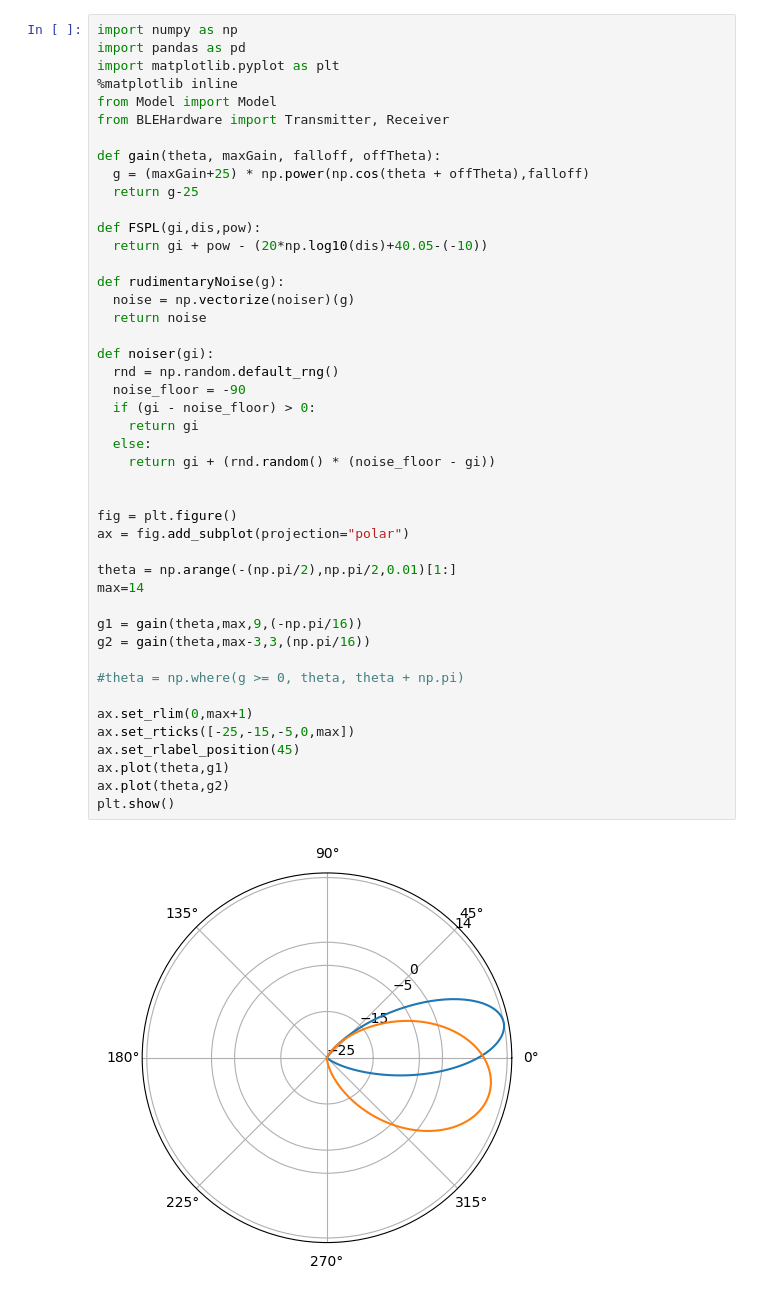
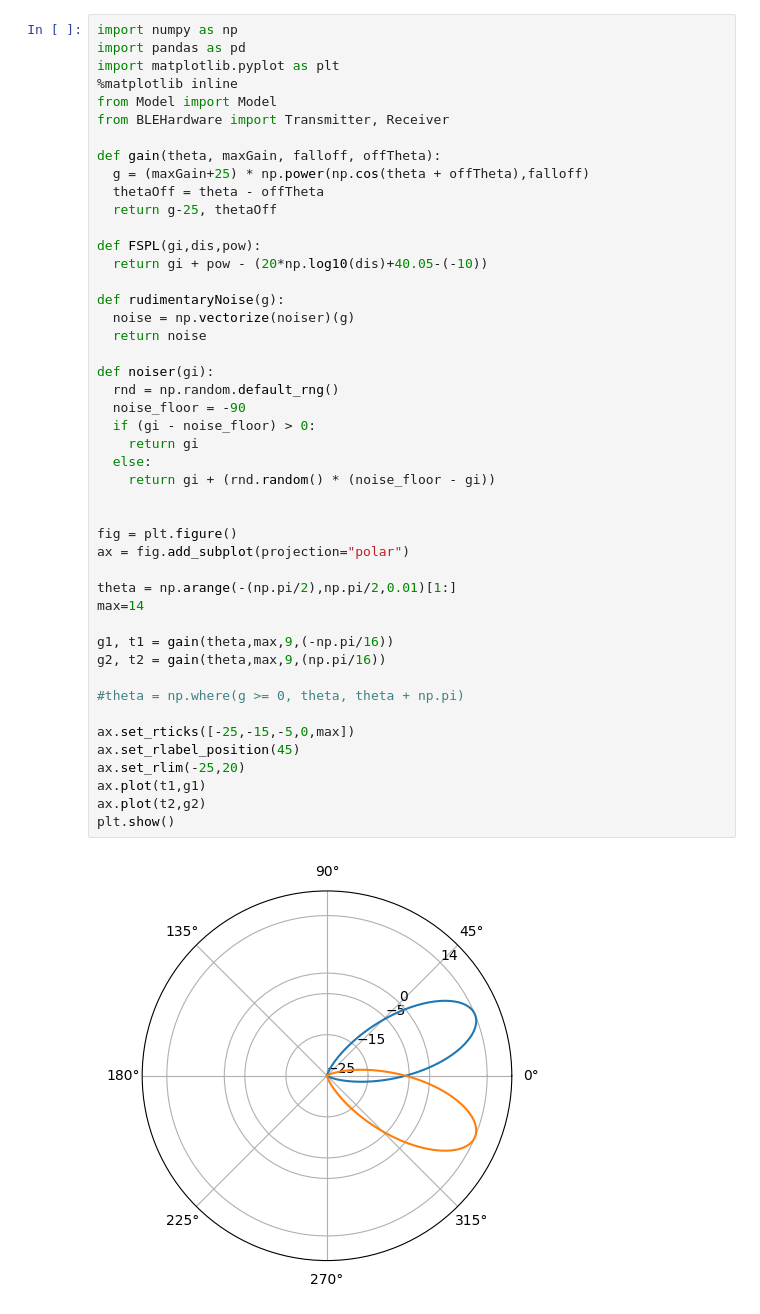
Before and after one commit to Aplefen1/BeeTrackingDiss, a Jupyter notebook: Experiments and Models/AccurateModellingTest.ipynb, the cells around one changed output. Drawn from its saved outputs; the diff is of its cells as text.

```diff
--- a/Experiments and Models/AccurateModellingTest.ipynb
+++ b/Experiments and Models/AccurateModellingTest.ipynb
@@ -8,43 +8,44 @@ from BLEHardware import Transmitter, Receiver
 
 def gain(theta, maxGain, falloff, offTheta):
   g = (maxGain+25) * np.power(np.cos(theta + offTheta),falloff)
-  return g-25
+  thetaOff = theta - offTheta
+  return g-25, thetaOff
 
 def FSPL(gi,dis,pow):
   return gi + pow - (20*np.log10(dis)+40.05-(-10))
 
 def rudimentaryNoise(g):
   noise = np.vectorize(noiser)(g)
   return noise
 
 def noiser(gi):
   rnd = np.random.default_rng()
   noise_floor = -90
   if (gi - noise_floor) > 0:
     return gi
   else:
     return gi + (rnd.random() * (noise_floor - gi))
 
 
 fig = plt.figure()
 ax = fig.add_subplot(projection="polar")
 
 theta = np.arange(-(np.pi/2),np.pi/2,0.01)[1:]
 max=14
 
-g1 = gain(theta,max,9,(-np.pi/16))
-g2 = gain(theta,max-3,3,(np.pi/16))
+g1, t1 = gain(theta,max,9,(-np.pi/16))
+g2, t2 = gain(theta,max,9,(np.pi/16))
 
 #theta = np.where(g >= 0, theta, theta + np.pi)
 
-ax.set_rlim(0,max+1)
 ax.set_rticks([-25,-15,-5,0,max])
 ax.set_rlabel_position(45)
-ax.plot(theta,g1)
-ax.plot(theta,g2)
+ax.set_rlim(-25,20)
+ax.plot(t1,g1)
+ax.plot(t2,g2)
 plt.show()
 # %% [output]
-[figure, old version]
+[figure, new version]
 # %%
 from basic_units import cos, degrees, radians
 fig2 = plt.figure()
```
Also changed, not shown: parts of 3 cells of this notebook, 10 other files.
